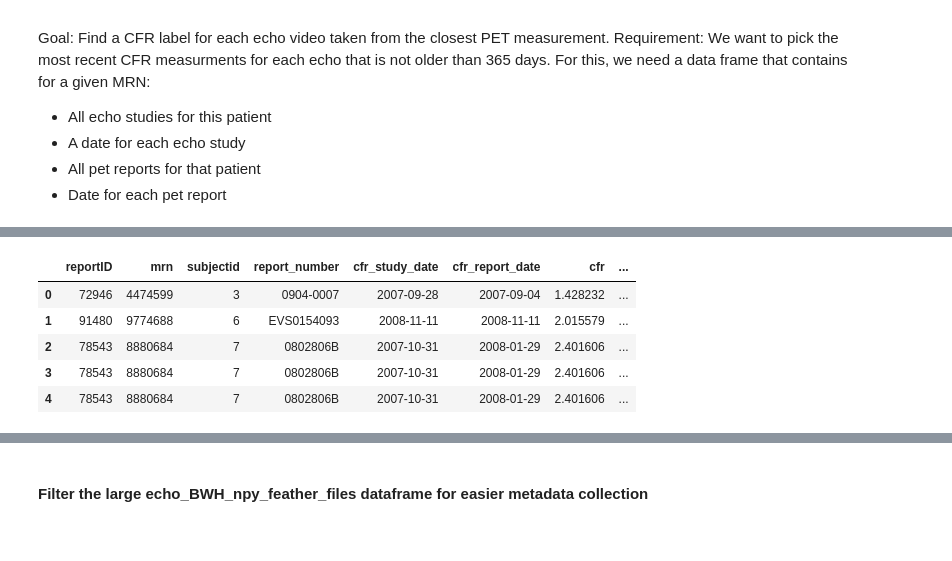
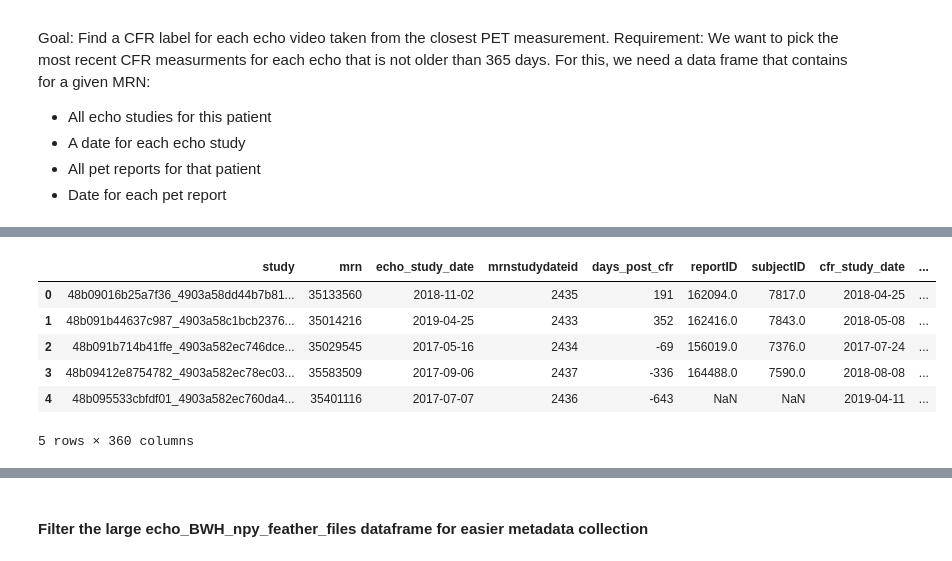
Before and after one commit to awerdich/werdich-cfr, a Jupyter notebook: notebooks/pet_echo_match.ipynb, the cells around one changed output, grey strips where cells are left out. Saved outputs shown, nothing was run; the diff lists cells and outputs as text; code cells hidden in the pictures.

```diff
--- a/notebooks/pet_echo_match.ipynb
+++ b/notebooks/pet_echo_match.ipynb
@@ -85,11 +89,3 @@ pet_cfr.head()
 | 2 | 78543 | 8880684 | 7 | 0802806B | 2007-10-31 | 2008-01-29 | 2.401606 |
 | 3 | 73048 | 16480857 | 10 | 0728923B | 2007-11-26 | 2007-10-29 | 1.107500 |
 | 4 | 100873 | 7633498 | 11 | EVS0266850 | 2010-01-29 | 2010-09-24 | 1.776545 |
-# %%
-# Lets merge pet with pet_cfr
-pet2 = pet_cfr.merge(right = pet, on = ['mrn', 'cfr_study_date'], how = 'left')
-print('Number of CFR report numbers: {}'.format(len(pet2.report_number.unique())))
-print('Unique patients:   {}'.format(len(pet2.mrn.unique())))
-print('Unique cfr values: {}'.format(len(pet2.cfr.unique())))
-
-pet2.tail()
@@ -268,7 +294,7 @@ def get_earliest_cfr_reports(df_cfr_echo):
             echo_study_date = df_mrn[df_mrn.study == study].echo_study_date.values[0]
 
             # Find all pet dates for this patient and add the difference to the echo dates
-            pet_dates = df_mrn[['reportID', 'cfr_study_date']].groupby('reportID').first().reset_index(drop=False)
+            pet_dates = df_mrn[['mrnstudydateid', 'cfr_study_date']].groupby('mrnstudydateid').first().reset_index(drop=False)
             pet_dates = pet_dates.assign(days_post_cfr=(echo_study_date-pet_dates.cfr_study_date).dt.days)
             pet_dates = pet_dates.assign(days_abs = np.abs(pet_dates.days_post_cfr))
             ser = pet_dates.loc[pet_dates.days_abs.idxmin()]
@@ -277,7 +303,7 @@ def get_earliest_cfr_reports(df_cfr_echo):
             study_dict = {'mrn': [mrn],
                           'study': [study],
                           'echo_study_date': [echo_study_date],
-                          'reportID': [ser.reportID],
+                          'mrnstudydateid': [ser.mrnstudydateid],
                           'days_post_cfr': [ser.days_post_cfr]}
             cfr_echo_days = pd.concat([cfr_echo_days, pd.DataFrame(study_dict)], ignore_index=True)
 
@@ -305,0 +331,3 @@ cfr_echo_days.head()
+# %%
+# We can merge this back with the original PET reports
+pet_cfr_echo_days = cfr_echo_days.merge(right = pet2, on = ['mrnstudydateid', 'mrn'], how = 'left')
@@ -305,0 +349,10 @@ cfr_echo_days.head()
+# %%
+# To match with filenames, we really only need one study per row.
+pet_cfr_echo_days_study = pet_cfr_echo_days.groupby('study').first().reset_index(drop=False)
+
+
+print('Original shape: {} now: {}'.format(pet_cfr_echo_days.shape,
+                                          pet_cfr_echo_days_study.shape))
+
+print('Original number of studies: {} now: {}'.format(len(pet_cfr_echo_days.study.unique()),
+                                                      len(pet_cfr_echo_days_study.study.unique())))
@@ -306,9 +376,10 @@ cfr_echo_days.head()
 # %%
-pet2.head()
+pet_cfr_echo_days_study.head()
 # %% [output]
-|  | reportID | mrn | subjectid | report_number | cfr_study_date | cfr_report_date | cfr | ... |
-| 0 | 72946 | 4474599 | 3 | 0904-0007 | 2007-09-28 | 2007-09-04 | 1.428232 | ... |
-| 1 | 91480 | 9774688 | 6 | EVS0154093 | 2008-11-11 | 2008-11-11 | 2.015579 | ... |
-| 2 | 78543 | 8880684 | 7 | 0802806B | 2007-10-31 | 2008-01-29 | 2.401606 | ... |
-| 3 | 78543 | 8880684 | 7 | 0802806B | 2007-10-31 | 2008-01-29 | 2.401606 | ... |
-| 4 | 78543 | 8880684 | 7 | 0802806B | 2007-10-31 | 2008-01-29 | 2.401606 | ... |
+|  | study | mrn | echo_study_date | mrnstudydateid | days_post_cfr | reportID | subjectID | cfr_study_date | ... |
+| 0 | 48b09016b25a7f36_4903a58dd44b7b81... | 35133560 | 2018-11-02 | 2435 | 191 | 162094.0 | 7817.0 | 2018-04-25 | ... |
+| 1 | 48b091b44637c987_4903a58c1bcb2376... | 35014216 | 2019-04-25 | 2433 | 352 | 162416.0 | 7843.0 | 2018-05-08 | ... |
+| 2 | 48b091b714b41ffe_4903a582ec746dce... | 35029545 | 2017-05-16 | 2434 | -69 | 156019.0 | 7376.0 | 2017-07-24 | ... |
+| 3 | 48b09412e8754782_4903a582ec78ec03... | 35583509 | 2017-09-06 | 2437 | -336 | 164488.0 | 7590.0 | 2018-08-08 | ... |
+| 4 | 48b095533cbfdf01_4903a582ec760da4... | 35401116 | 2017-07-07 | 2436 | -643 | NaN | NaN | 2019-04-11 | ... |
+5 rows × 360 columns
```
Also changed, not shown: parts of 35 cells of this notebook, 1 other file.
